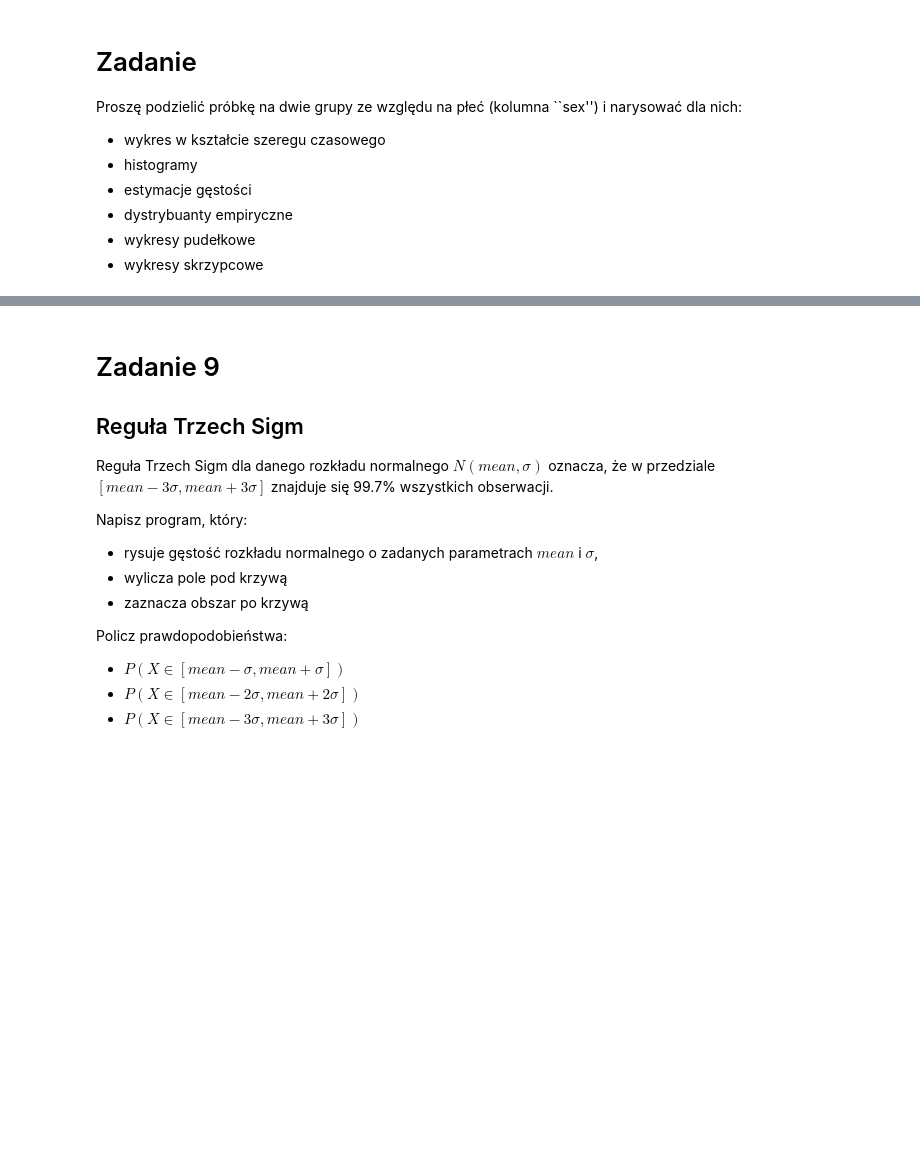
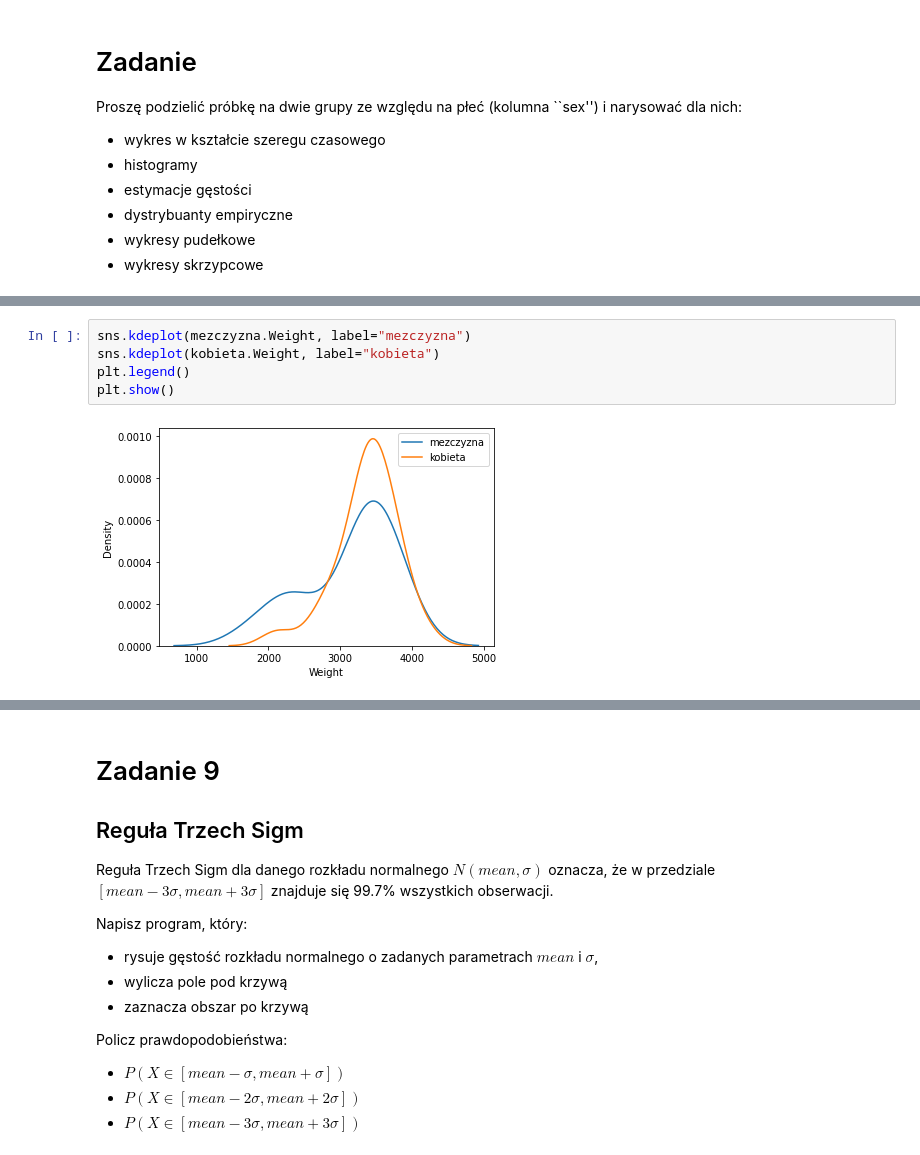
Before and after one commit to Banzanic/PSI-zadania, a Jupyter notebook: Z02_numy_pandas.ipynb, the cells around one changed output, grey strips where cells are left out. Drawn from its saved outputs; the diff is of its cells as text; blank space fills up the shorter version.

```diff
--- a/Z02_numy_pandas.ipynb
+++ b/Z02_numy_pandas.ipynb
@@ -1774,0 +1774,7 @@ Proszę podzielić próbkę na dwie grupy ze względu na płeć (kolumna ``sex''
+# %%
+sns.kdeplot(mezczyzna.Weight, label="mezczyzna")
+sns.kdeplot(kobieta.Weight, label="kobieta")
+plt.legend()
+plt.show()
+# %% [output]
+[figure, added]
```
Also changed, not shown: parts of 21 cells of this notebook.
